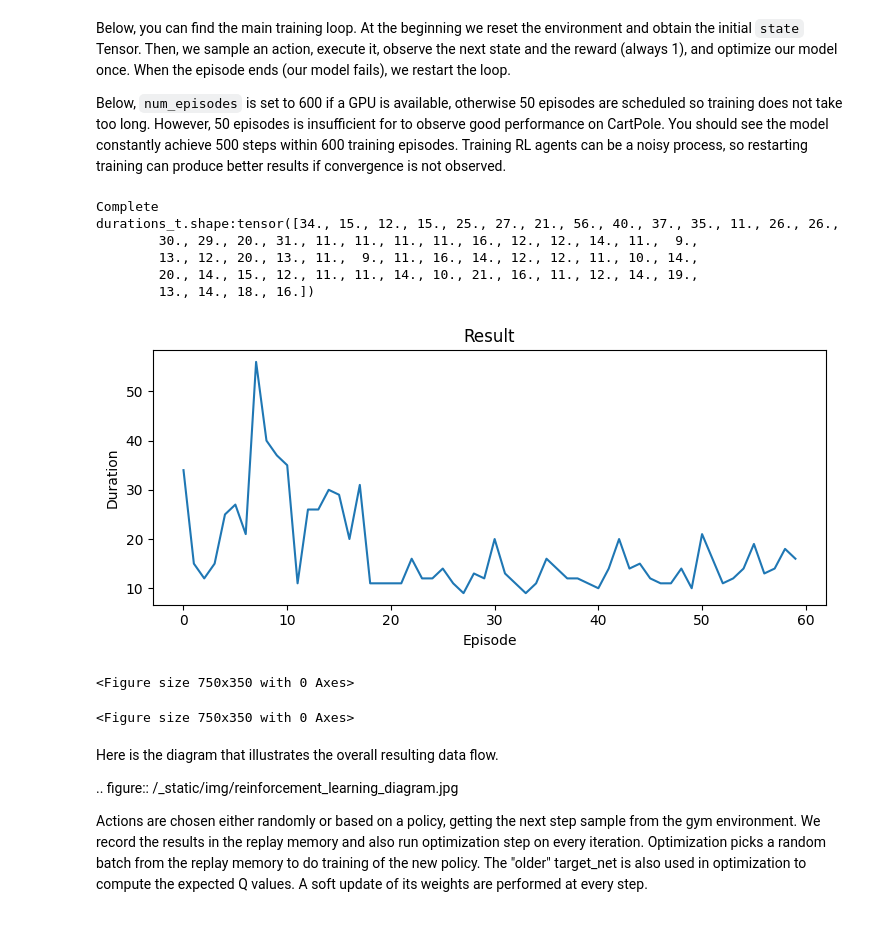
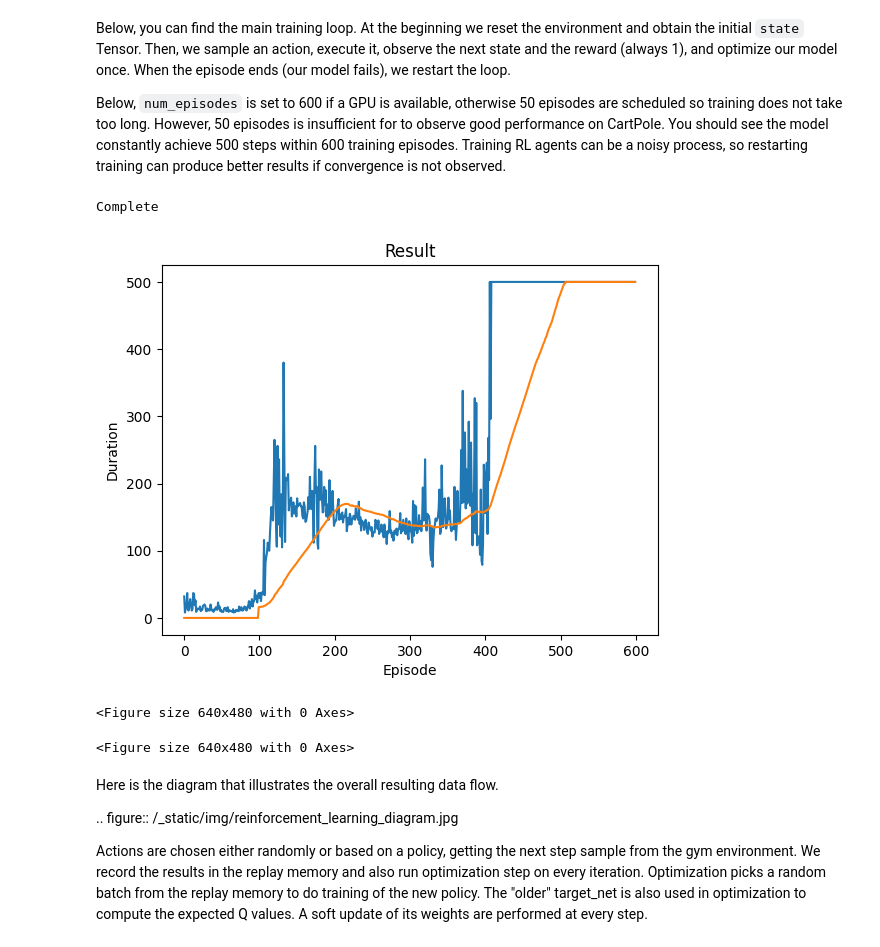
Before and after one commit to 86kkd/breakpoint, a Jupyter notebook: reinforcement_q_learning.ipynb, the cells around one changed output. Cells and saved outputs as stored; diff of their text form; code cells hidden in the pictures.

```diff
--- a/reinforcement_q_learning.ipynb
+++ b/reinforcement_q_learning.ipynb
@@ -385,7 +386,7 @@ episodes. Training RL agents can be a noisy process, so restarting training
 can produce better results if convergence is not observed.
 # %%
 if torch.cuda.is_available():
-    num_episodes = 60
+    num_episodes = 600
 else:
     num_episodes = 50
 
@@ -394,6 +395,7 @@ for i_episode in range(num_episodes):
     state, info = env.reset()
     state = torch.tensor(state, dtype=torch.float32, device=device).unsqueeze(0)
     for t in count():
+        env.render()
         action = select_action(state)
         observation, reward, terminated, truncated, _ = env.step(action.item())
         reward = torch.tensor([reward], device=device)
@@ -405,39 +407,34 @@ for i_episode in range(num_episodes):
             next_state = torch.tensor(observation, dtype=torch.float32, device=device).unsqueeze(0)
 
         # Store the transition in memory
         memory.push(state, action, next_state, reward)
 
         # Move to the next state
         state = next_state
 
         # Perform one step of the optimization (on the policy network)
         optimize_model()
 
         # Soft update of the target network's weights
         # θ′ ← τ θ + (1 −τ )θ′
         target_net_state_dict = target_net.state_dict()
         policy_net_state_dict = policy_net.state_dict()
         for key in policy_net_state_dict:
             target_net_state_dict[key] = policy_net_state_dict[key]*TAU + target_net_state_dict[key]*(1-TAU)
         target_net.load_state_dict(target_net_state_dict)
 
         if done:
             episode_durations.append(t + 1)
             plot_durations()
             break
 
 print('Complete')
 plot_durations(show_result=True)
 plt.ioff()
 plt.show()
-plt.savefig('train.png')
+# plt.savefig('train.png')
 # %% [output]
 Complete
-durations_t.shape:tensor([34., 15., 12., 15., 25., 27., 21., 56., 40., 37., 35., 11., 26., 26.,
-        30., 29., 20., 31., 11., 11., 11., 11., 16., 12., 12., 14., 11.,  9.,
-        13., 12., 20., 13., 11.,  9., 11., 16., 14., 12., 12., 11., 10., 14.,
-        20., 14., 15., 12., 11., 11., 14., 10., 21., 16., 11., 12., 14., 19.,
-        13., 14., 18., 16.])
-[figure, old version]
+[figure, new version]
-<Figure size 750x350 with 0 Axes>
+<Figure size 640x480 with 0 Axes>
-<Figure size 750x350 with 0 Axes>
+<Figure size 640x480 with 0 Axes>
```
Also changed, not shown: parts of 4 cells of this notebook, 2 other files.
